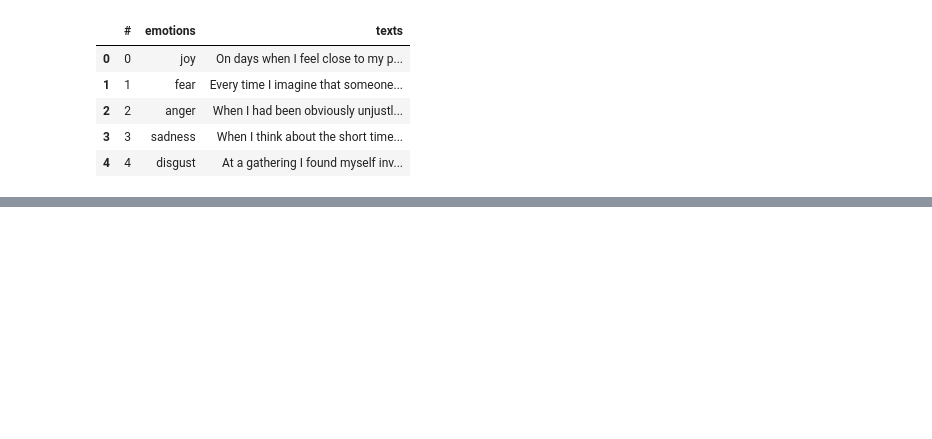
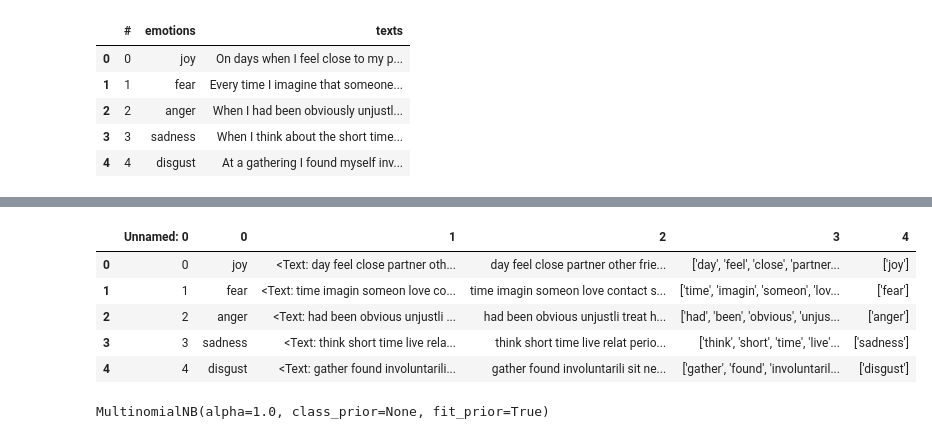
Before and after one commit to Anyesh/emotion-recognition, a Jupyter notebook: notebooks/01-emotion-as_tp-data-exploration.ipynb, the cells around one changed output, grey strips where cells are left out. Saved outputs shown, nothing was run; the diff lists cells and outputs as text; code cells hidden in the pictures; blank space fills up the shorter version.

```diff
--- a/notebooks/01-emotion-as_tp-data-exploration.ipynb
+++ b/notebooks/01-emotion-as_tp-data-exploration.ipynb
@@ -259,0 +263,11 @@ shap_vals = explainer.shap_values(X_test[:num_explanations])
+# %%
+cleaned_data= pd.read_csv(os.path.join(DATAPATH, 'cleaned.csv'))
+# %%
+cleaned_data.head()
+# %% [output]
+|  | Unnamed: 0 | 0 | 1 | 2 | 3 | 4 |
+| 0 | 0 | joy | <Text: day feel close partner oth... | day feel close partner other frie... | ['day', 'feel', 'close', 'partner... | ['joy'] |
+| 1 | 1 | fear | <Text: time imagin someon love co... | time imagin someon love contact s... | ['time', 'imagin', 'someon', 'lov... | ['fear'] |
+| 2 | 2 | anger | <Text: had been obvious unjustli ... | had been obvious unjustli treat h... | ['had', 'been', 'obvious', 'unjus... | ['anger'] |
+| 3 | 3 | sadness | <Text: think short time live rela... | think short time live relat perio... | ['think', 'short', 'time', 'live'... | ['sadness'] |
+| 4 | 4 | disgust | <Text: gather found involuntarili... | gather found involuntarili sit ne... | ['gather', 'found', 'involuntaril... | ['disgust'] |
@@ -259,0 +283,5 @@ shap_vals = explainer.shap_values(X_test[:num_explanations])
+# %%
+clf = MultinomialNB()
+clf.fit(Xtrain, ytrain)
+# %% [output]
+MultinomialNB(alpha=1.0, class_prior=None, fit_prior=True)
```
Also changed, not shown: parts of 94 cells of this notebook, 24 other files.
